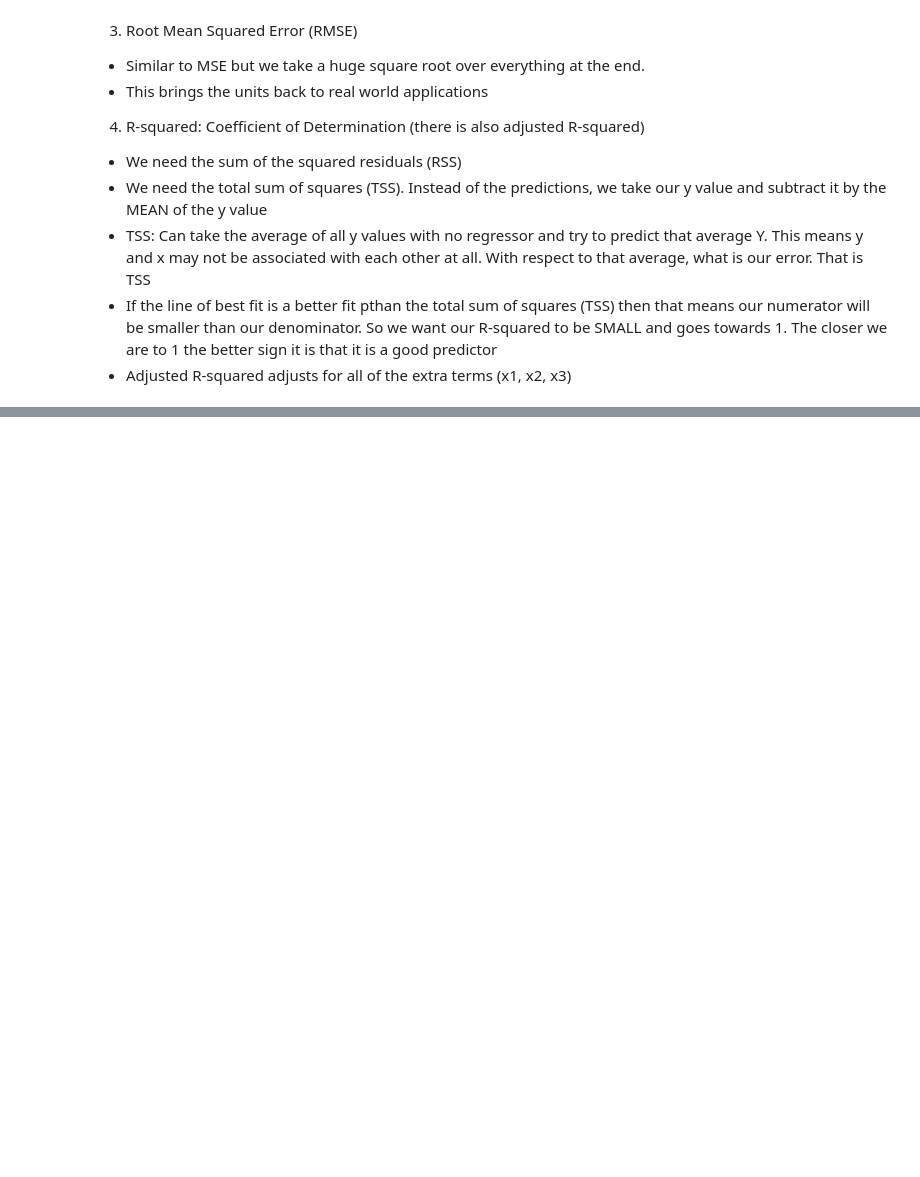
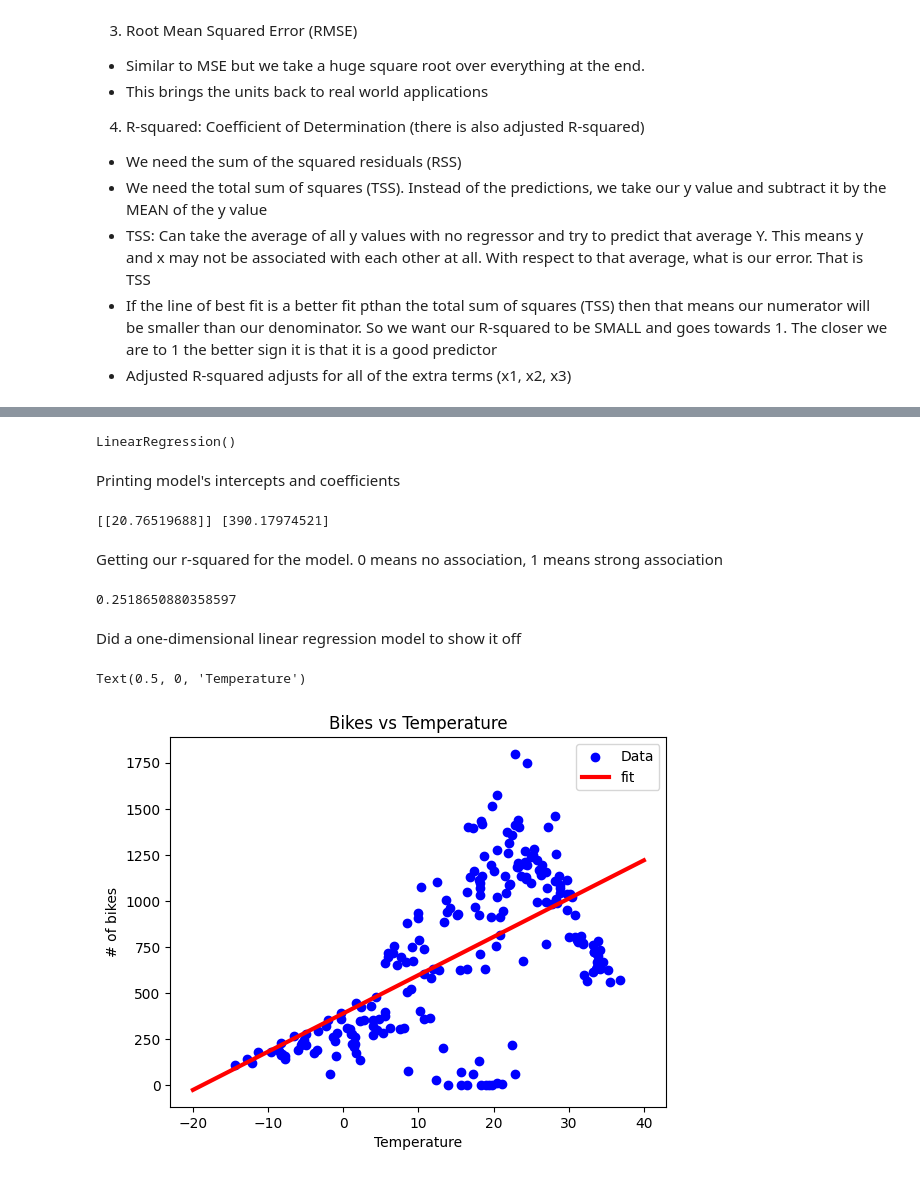
Before and after one commit to isiahturner/Machine-Learning, a Jupyter notebook: ML for Everybody- Linear Regression.ipynb, the cells around one changed output, grey strips where cells are left out. Saved outputs shown, nothing was run; the diff lists cells and outputs as text; code cells hidden in the pictures; blank space fills up the shorter version.

```diff
--- a/ML for Everybody- Linear Regression.ipynb
+++ b/ML for Everybody- Linear Regression.ipynb
@@ -170,0 +175,19 @@ Evaluating Linear Regression Models
+# %%
+# This function will create a deep copy of our dataframe
+def getXY(dataframe, yLabel, x_Labels = None):
+    dataframe = copy.deepcopy(dataframe)
+
+    if x_Labels == None:
+        x = dataframe[[c for c in dataframe.columns if c != yLabel]].values
+    else:
+        if len(x_Labels) == 1:
+            x = dataframe[x_Labels[0]].values.reshape(-1,1)
+        else:
+            x = dataframe[x_Labels].values
+
+    y = dataframe[yLabel].values.reshape(-1,1)
+
+    # Horizontally stacking the two datasets together
+    data = np.hstack((x, y))
+
+    return data, x, y
@@ -170,0 +196,3 @@ Evaluating Linear Regression Models
+# %%
+# yTrainTemp is the associated bike_counts
+_, xTrainTemp, yTrainTemp = getXY(train, 'bike_count', x_Labels= ['temp'])
@@ -170,0 +204,31 @@ Evaluating Linear Regression Models
+# %%
+tempRegression = LinearRegression()
+tempRegression.fit(xTrainTemp, yTrainTemp)
+# %% [output]
+LinearRegression()
+# %% [markdown]
+Printing model's intercepts and coefficients
+# %%
+print(tempRegression.coef_, tempRegression.intercept_)
+# %% [output]
+[[20.76519688]] [390.17974521]
+# %% [markdown]
+Getting our r-squared for the model. 0 means no association, 1 means strong association
+# %%
+tempRegression.score(xTestTemp, yTestTemp)
+# %% [output]
+0.2518650880358597
+# %% [markdown]
+Did a one-dimensional linear regression model to show it off
+# %%
+plt.scatter(xTrainTemp, yTrainTemp, label = 'Data', color = 'blue')
+x = np.linspace(-20, 40, 100)
+# Remember .reshape(-1, 1) tells the system to infer the correct shape
+plt.plot(x, tempRegression.predict(np.array(x).reshape(-1, 1)), label = 'fit', color = 'red', linewidth = 3)
+plt.legend()
+plt.title('Bikes vs Temperature')
+plt.ylabel('# of bikes')
+plt.xlabel('Temperature')
+# %% [output]
+Text(0.5, 0, 'Temperature')
+[figure, added]
```
Also changed, not shown: parts of 5 cells of this notebook.
